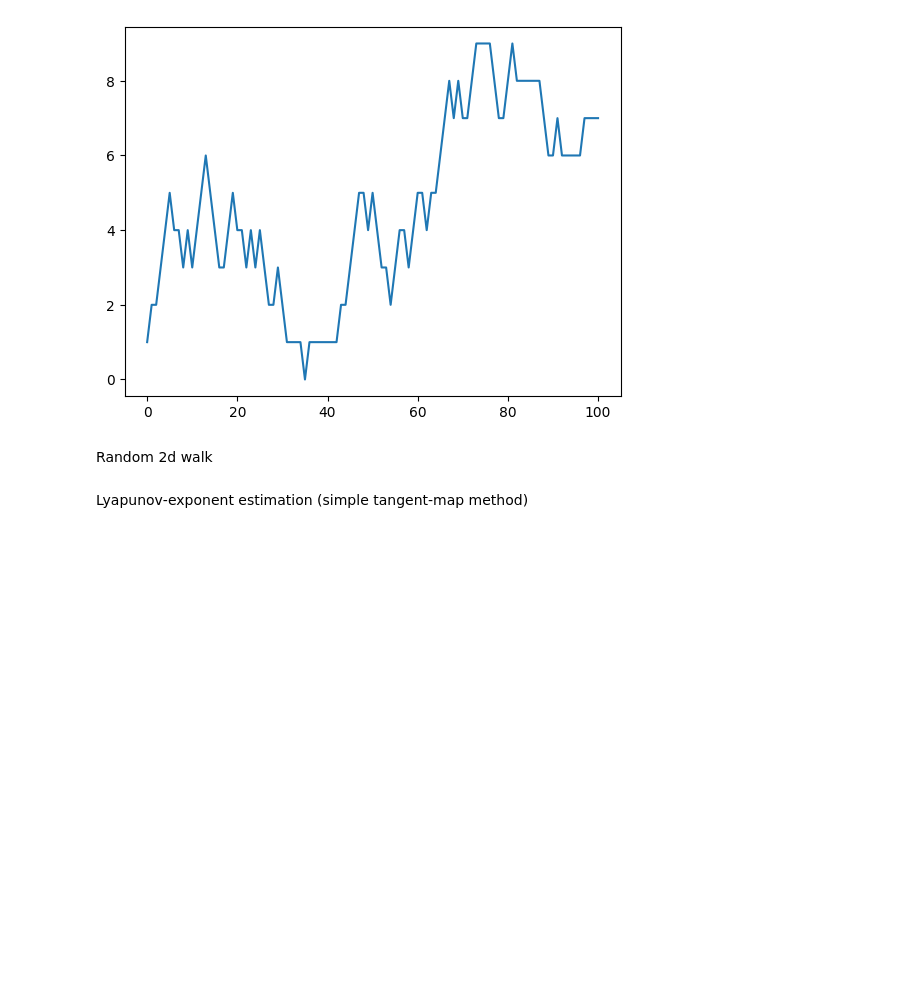
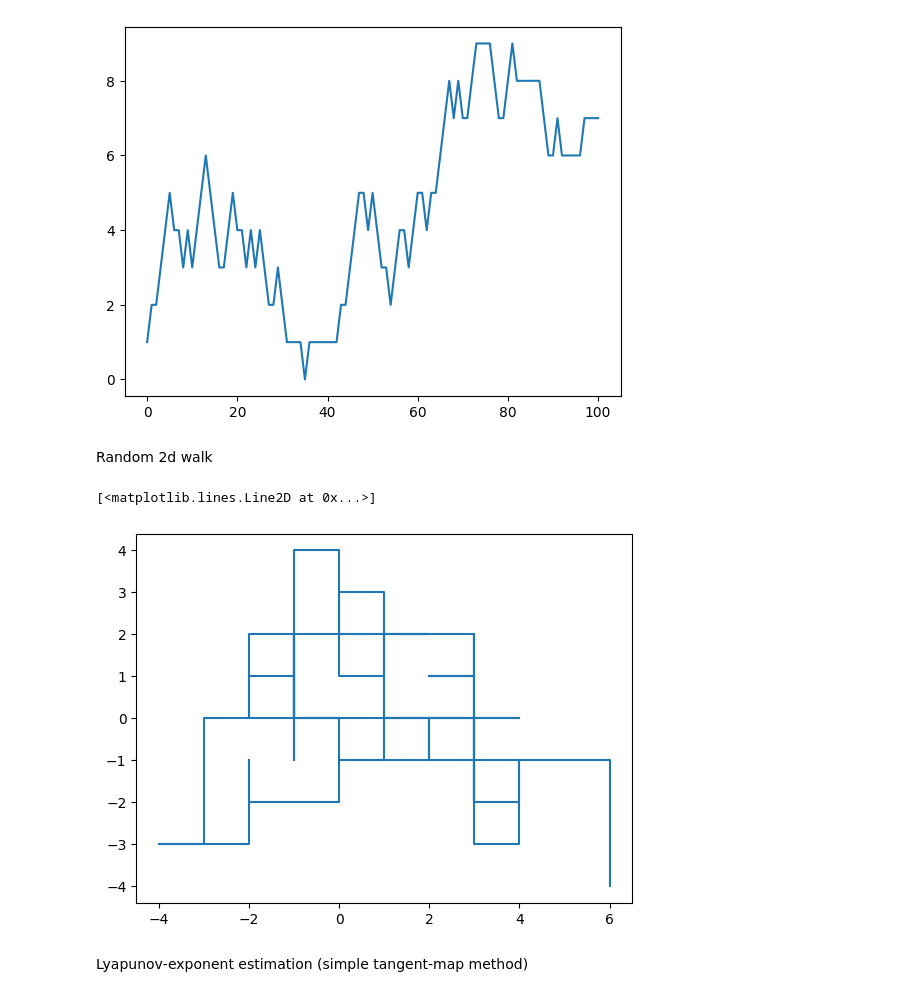
Before and after one commit to OMtheBest172/Python-Simulations-projects, a Jupyter notebook: chaos1.ipynb, the cells around one changed output. Drawn from its saved outputs; the diff is of its cells as text; code cells hidden in the pictures; blank space fills up the shorter version.

```diff
--- a/chaos1.ipynb
+++ b/chaos1.ipynb
@@ -71,6 +71,18 @@ plt.plot(t, y)
 [figure]
 # %% [markdown]
 Random 2d walk
+# %%
+x = [0]
+y = [0]
+moves = (1, 0), (0, 1),(0, -1), (-1, 0)
+for i in range(100):
+    dx, dy = moves[np.random.randint(0, 4)]
+    x.append(x[-1] + dx)
+    y.append(y[-1] + dy)
+plt.plot(x, y)
+# %% [output]
+[<matplotlib.lines.Line2D at 0x...>]
+[figure, added]
 # %% [markdown]
 Lyapunov‑exponent estimation (simple tangent‑map method)
 # %%
```
